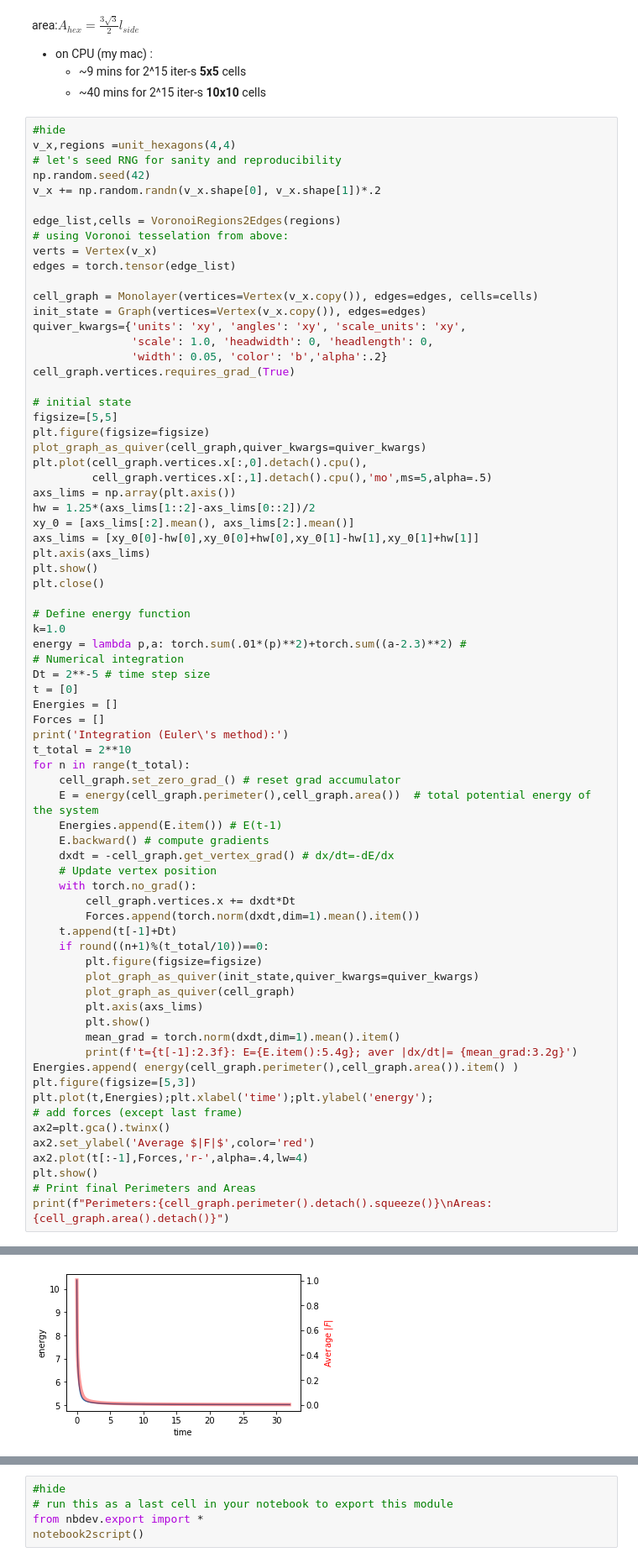
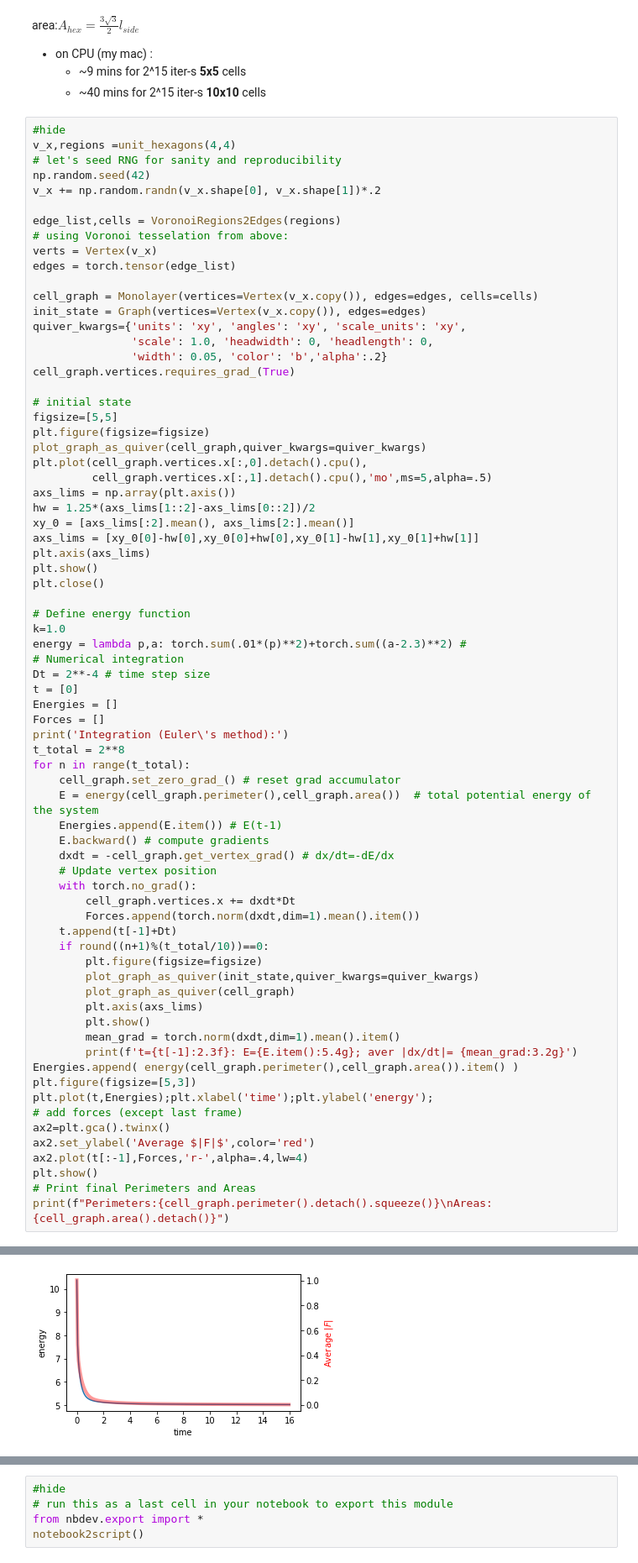
Before and after one commit to mshagirov/vertex_simulation, a Jupyter notebook: nbs/01_simulation.ipynb, the cells around one changed output, grey strips where cells are left out. Shown at 84% size. Saved outputs shown, nothing was run; the diff lists cells and outputs as text.

```diff
--- a/nbs/01_simulation.ipynb
+++ b/nbs/01_simulation.ipynb
@@ -200,12 +200,12 @@ plt.close()
 k=1.0
 energy = lambda p,a: torch.sum(.01*(p)**2)+torch.sum((a-2.3)**2) #
 # Numerical integration
-Dt = 2**-5 # time step size
+Dt = 2**-4 # time step size
 t = [0]
 Energies = []
 Forces = []
 print('Integration (Euler\'s method):')
-t_total = 2**10
+t_total = 2**8
 for n in range(t_total):
     cell_graph.set_zero_grad_() # reset grad accumulator
     E = energy(cell_graph.perimeter(),cell_graph.area())  # total potential energy of the system
@@ -249 +249 @@ t=28.812: E=5.024; aver |dx/dt|= 0.0014
-[figure, old version]
+[figure, new version]
```
Also changed, not shown: parts of 3 cells of this notebook, 8 other files.
